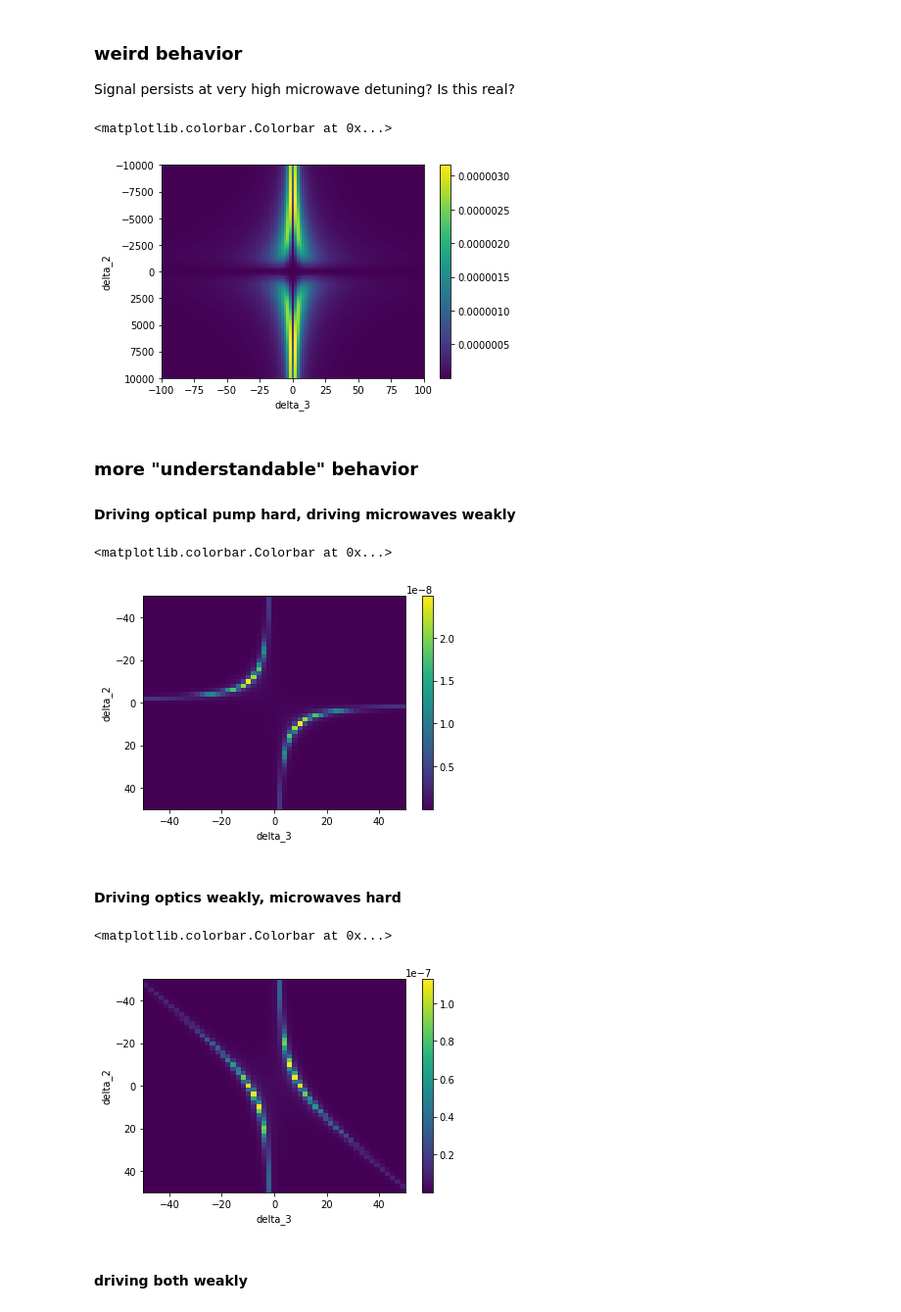
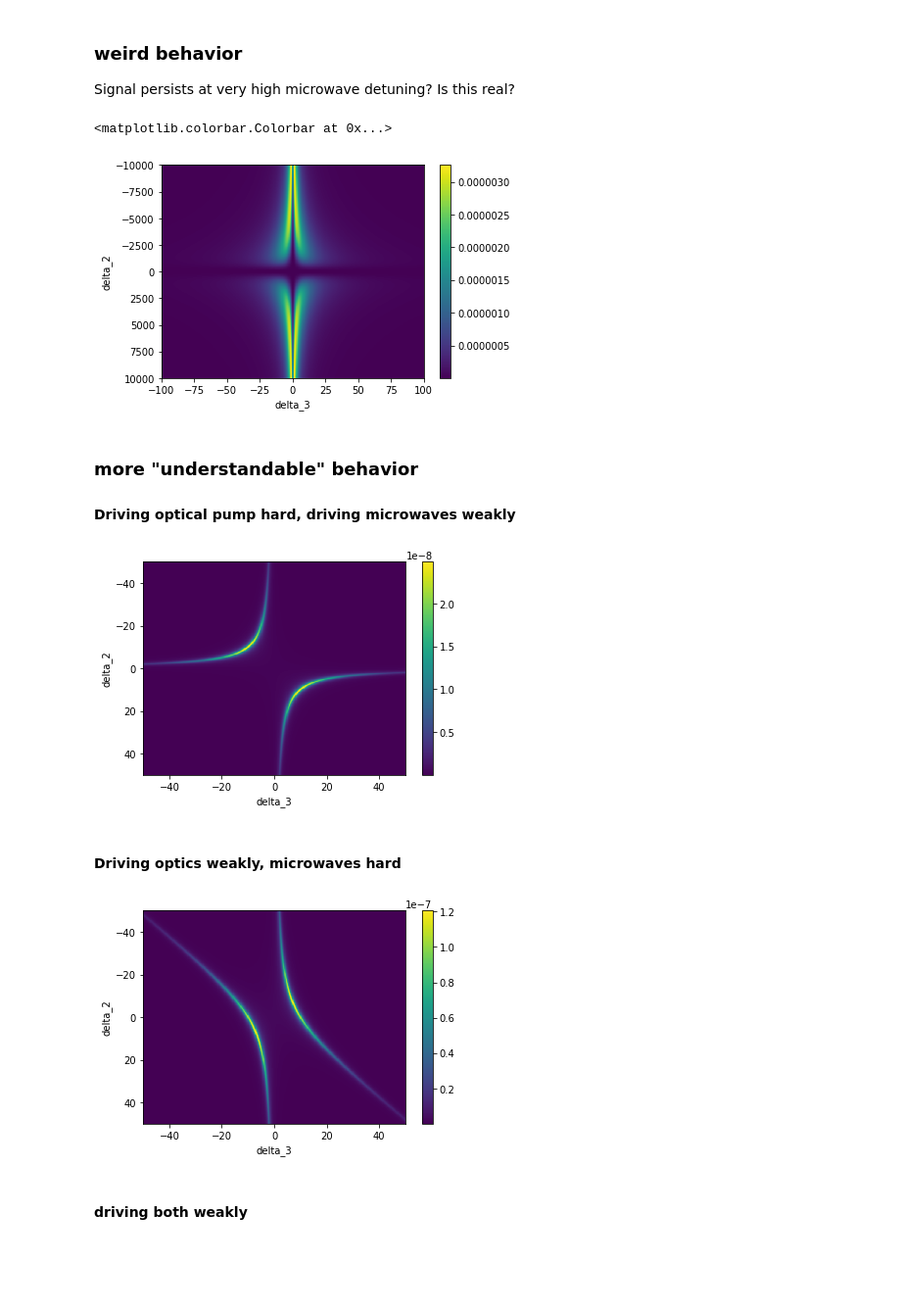
Before and after one commit to rareearthquantum/model_upconversion_peter, a Jupyter notebook: steady_analytic.ipynb, the cells around one changed output. Shown: that part at 98% size. Cells and saved outputs as stored; diff of their text form; code cells hidden in the pictures; blank space fills up the shorter version.

```diff
--- a/steady_analytic.ipynb
+++ b/steady_analytic.ipynb
@@ -219,37 +441,26 @@ p['g'] = 0.
 # %%
 # plt.subplot(1,2,1)
 
-delta2vals = np.linspace(-10000e6,10000e6,101)
-delta3vals = np.linspace(-100e6,100e6,101)
+delta2vals = np.linspace(-10000e6,10000e6,501)
+delta3vals = np.linspace(-100e6,100e6,501)
 coh = np.zeros((len(delta2vals),len(delta3vals)))
+#coh2 = np.zeros((len(delta2vals),len(delta3vals)))
+
 for ii in range(len(delta2vals)):
     for jj in range(len(delta3vals)):
         p['delta2']=delta2vals[ii]
         p['delta3']=delta3vals[jj]
-        coh[ii,jj] = np.abs(steady_rho(p)[0,2])**2
+        coh[ii,jj] = np.abs(steady_rho13(p))**2
+#        coh2[ii,jj] = np.abs(steady_rho13(p))**2
 
+#plt.subplot(1,2,1)
 plt.imshow(coh,extent = [min(delta3vals)/1e6,max(delta3vals)/1e6,max(delta2vals)/1e6,min(delta2vals)/1e6],aspect='auto')
 plt.ylabel('delta_2')
 plt.xlabel('delta_3')
 plt.colorbar()
-# plt.subplot(1,2,2)
-
-# delta2vals = np.linspace(0,50e6,51)
-# delta3vals = np.linspace(0,50e6,51)
-# coh = np.zeros((len(delta2vals),len(delta3vals)))
-# for ii in range(len(delta2vals)):
-#     for jj in range(len(delta3vals)):
-#         p['delta2']=delta2vals[ii]
-#         p['delta3']=delta3vals[jj]
-#         coh[ii,jj] = np.abs(steady_rho(p)[0,2])**2
-
-# plt.imshow(coh,extent = [min(delta3vals)/1e6,max(delta3vals)/1e6,max(delta2vals)/1e6,min(delta2vals)/1e6],aspect='auto')
-# plt.ylabel('delta_2')
-# plt.xlabel('delta_3')
-# plt.colorbar()
 # %% [output]
 <matplotlib.colorbar.Colorbar at 0x...>
-[figure, old version]
+[figure, new version]
 # %% [markdown]
 ### more "understandable"  behavior
 #### Driving optical pump hard, driving microwaves weakly
@@ -270,57 +481,57 @@ p['omegam'] = 1e3
 p['g'] = 0.
 
 
-delta2vals = np.linspace(-50e6,50e6,51)
-delta3vals = np.linspace(-50e6,50e6,51)
+delta2vals = np.linspace(-50e6,50e6,505)
+delta3vals = np.linspace(-50e6,50e6,505)
 coh = np.zeros((len(delta2vals),len(delta3vals)))
+
+
 for ii in range(len(delta2vals)):
     for jj in range(len(delta3vals)):
         p['delta2']=delta2vals[ii]
         p['delta3']=delta3vals[jj]
-        coh[ii,jj] = np.abs(steady_rho(p)[0,2])**2
+        coh[ii,jj] = np.abs(steady_rho13(p))**2
 
 plt.imshow(coh,extent = [min(delta3vals)/1e6,max(delta3vals)/1e6,max(delta2vals)/1e6,min(delta2vals)/1e6],aspect='auto')
 plt.ylabel('delta_2')
 plt.xlabel('delta_3')
-plt.colorbar()
+plt.colorbar();
 # %% [output]
-<matplotlib.colorbar.Colorbar at 0x...>
-[figure, old version]
+[figure, new version]
 # %% [markdown]
 #### Driving optics weakly, microwaves hard
 # %%
 #some default parameters
 p = {}
 p['a'] = 0
 p['delta2'] = 0.
 p['delta3'] = 0.
 p['gamma13'] = 1./22e-3
 p['gamma23'] = 1./22e-3
 p['gamma2d'] = 1./1e-6
 p['gamma3d'] = 1./1e-6
 p['nbath'] = 20
 p['gammamu'] = 1./((p['nbath']+1)*11e-3)
 p['omegao'] = 1e3
 p['omegam'] = 10e6
 p['g'] = 0.
 
 
-delta2vals = np.linspace(-50e6,50e6,51)
-delta3vals = np.linspace(-50e6,50e6,51)
+delta2vals = np.linspace(-50e6,50e6,501)
+delta3vals = np.linspace(-50e6,50e6,501)
 coh = np.zeros((len(delta2vals),len(delta3vals)))
 for ii in range(len(delta2vals)):
     for jj in range(len(delta3vals)):
         p['delta2']=delta2vals[ii]
         p['delta3']=delta3vals[jj]
-        coh[ii,jj] = np.abs(steady_rho(p)[0,2])**2
+        coh[ii,jj] = np.abs(steady_rho13(p))**2
 
 plt.imshow(coh,extent = [min(delta3vals)/1e6,max(delta3vals)/1e6,max(delta2vals)/1e6,min(delta2vals)/1e6],aspect='auto')
 plt.ylabel('delta_2')
 plt.xlabel('delta_3')
-plt.colorbar()
+plt.colorbar();
 # %% [output]
-<matplotlib.colorbar.Colorbar at 0x...>
-[figure, old version]
+[figure, new version]
 # %% [markdown]
 #### driving both weakly
 # %%
```
Also changed, not shown: parts of 35 cells of this notebook.
